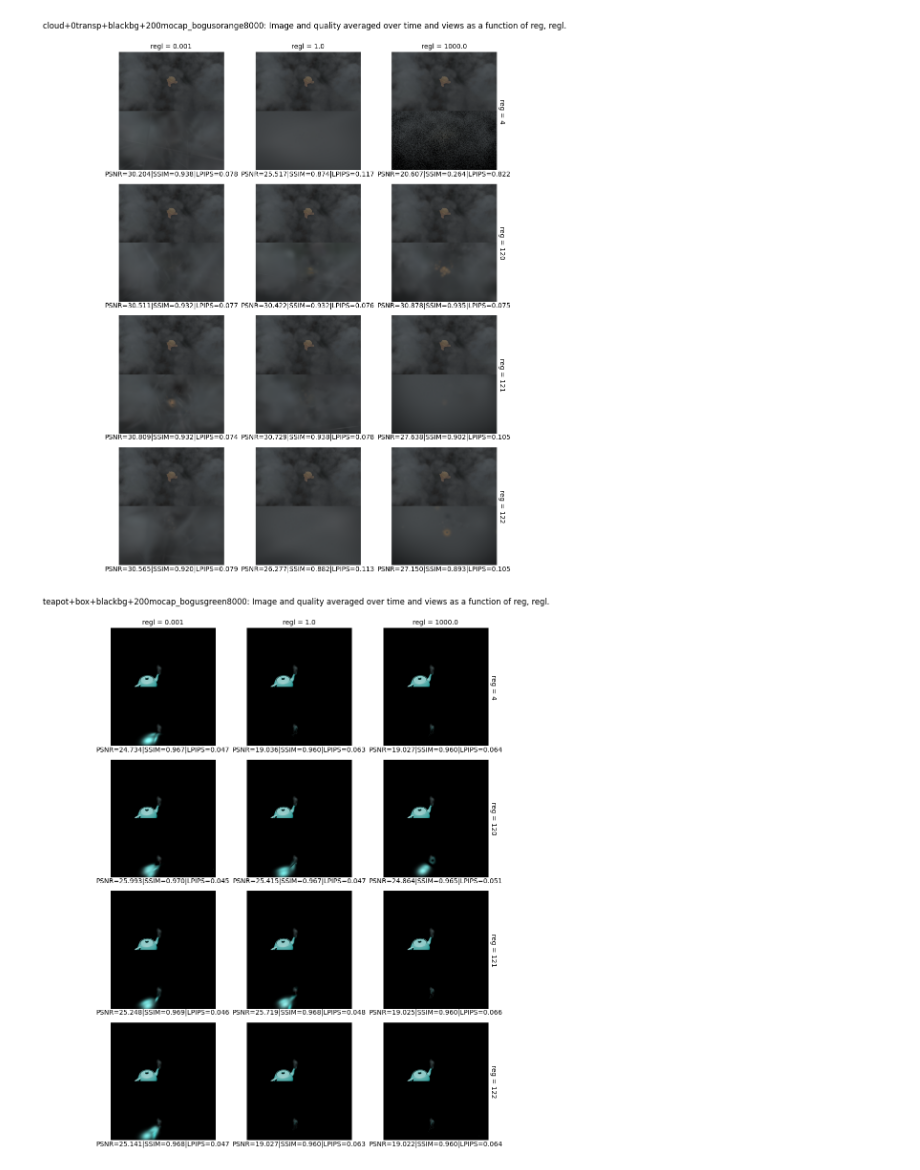
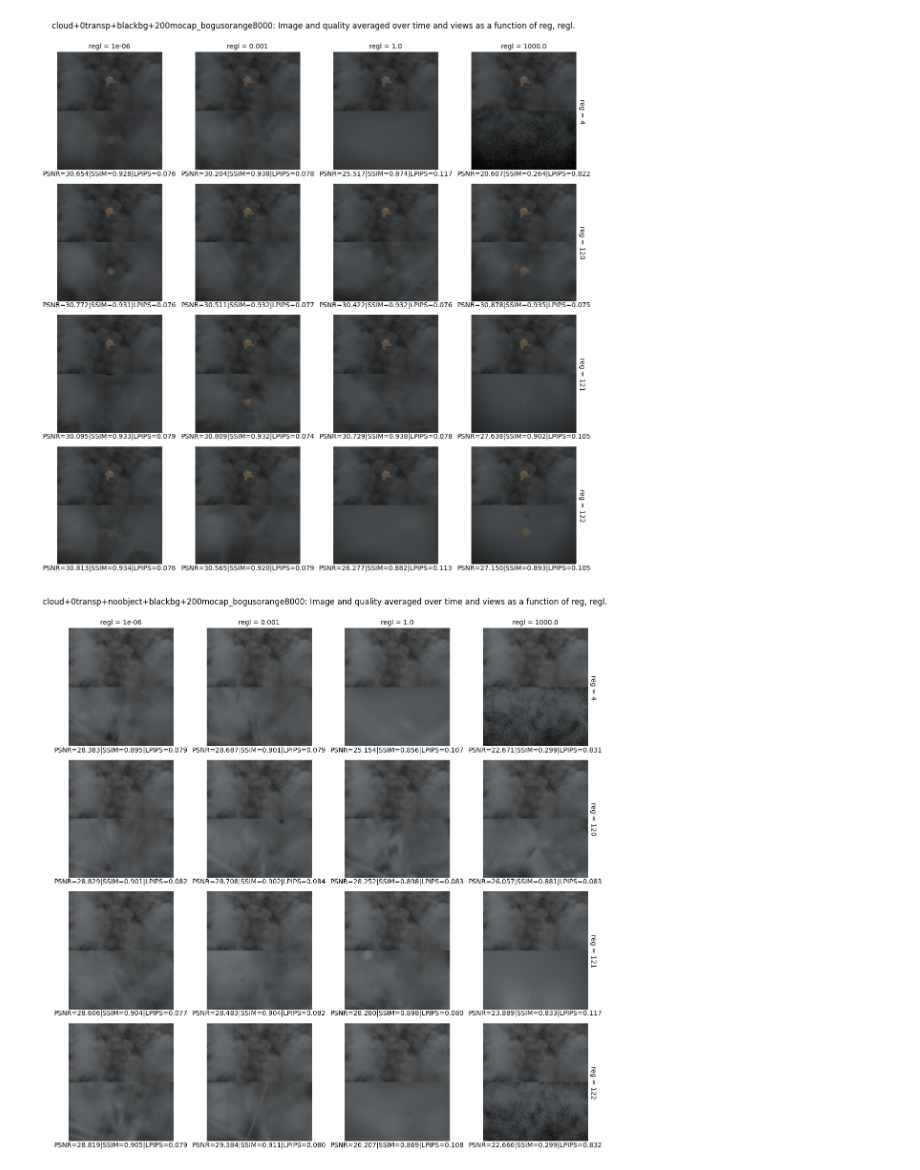
Before and after one commit to byrax15/SpacetimeGaussians, a Jupyter notebook: notebooks/Sweep.ipynb, the cells around one changed output. Drawn from its saved outputs; the diff is of its cells as text; code cells hidden in the pictures.

```diff
--- a/notebooks/Sweep.ipynb
+++ b/notebooks/Sweep.ipynb
@@ -198,13 +218,16 @@ def gen_experiments():
         Path(e).iterdir() for e in glob.glob(experiment_glob))
     for exp in experiments:
         if not any([
-                dataname in exp.parts for dataname in
-                ['cloud+0transp+blackbg+200mocap_bogusorange8000', 'cloud+0transp+noobject+blackbg+200mocap_bogusorange8000',
-                 'teapot+box+noobject+blackbg+200mocap_bogusgreen8000+correctbox', 'teapot+box+blackbg+200mocap_bogusgreen8000']]):
+                dataname in exp.parts for dataname in [
+                    'fire+smoke+blackbg+200mocap_bogusgray8000',
+                    'cloud+0transp+blackbg+200mocap_bogusorange8000', 'cloud+0transp+noobject+blackbg+200mocap_bogusorange8000',
+                    'teapot+box+blackbg+200mocap_bogusgreen8000', 'teapot+box+blackbg+200mocap_bogusturquoise8000',
+                    'teapot+box+noobject+blackbg+200mocap_bogusgreen8000+correctbox',
+                ]]):
             continue
         row_indep_vars = PurePath(exp).stem.split('+')
         reg, regl = row_indep_vars
-        if regl not in ['1e-3', '1e0', '1e3']:
+        if regl not in ['1e-6', '1e-3', '1e0', '1e3']:
             continue
         yield exp, row_indep_vars
 # %%
@@ -280,36 +305,41 @@ for exp, *_ in gen_experiments():
             'dataset':  PurePath(exp).parents[2].name,
             'gt': plt.imread(exp/'test/ours_30000/gt/00047.png'),
             'render': plt.imread(exp/'test/ours_30000/renders/00047.png'),
             **{name: type(value)
                for name, value, type
                in zip(indep_vars, PurePath(exp).stem.split('+'), indep_vars_types)},
             **metrics,
         }
         qualities.loc[len(qualities)] = row
     except:
         continue
 
 index = ['dataset', *indep_vars]
 qualities.sort_values(index, inplace=True, ignore_index=True)
 
 for dataset in qualities['dataset'].unique():
     dataset_quantities = qualities[qualities['dataset'] == dataset]
 
     grid = sb.FacetGrid(
         dataset_quantities,
         col='regl', row='reg', hue='dataset',
         margin_titles=True, despine=False,
     )
     grid.figure.suptitle(
         f"{dataset}: Image and quality averaged over time and views as a function of {', '.join(indep_vars)}.\n")
     grid.tight_layout()
 
     for (reg, regl), ax in grid.axes_dict.items():
-        row = dataset_quantities.query('reg == @reg and regl == @regl').iloc[0]
-        image = np.vstack((row['gt'], row['render']))
-        ax.imshow(image)
         ax.set_axis_off()
-        ax.text(image.shape[1]/2, image.shape[0], '|'.join([f'{v}={row[v]:.3f}' for v in ['PSNR', 'SSIM', 'LPIPS']]), ha='center', va='top')
+        try:
+            row = dataset_quantities.query('reg == @reg and regl == @regl').iloc[0]
+            image = np.vstack((row['gt'], row['render']))
+            ax.imshow(image)
+            ax.text(image.shape[1]/2, image.shape[0], '|'.join([f'{v}={row[v]:.3f}' for v in ['PSNR', 'SSIM', 'LPIPS']]), ha='center', va='top')
+        except IndexError:
+            midx = np.mean(ax.get_xlim()).item()
+            midy = np.mean(ax.get_ylim()).item()
+            ax.text(midx, midy, "Experiment not run", ha="center", va="center")
 # %% [output]
-[figure, old version]
+[figure, new version]
-[figure, old version]
+[figure, new version]
```
Also changed, not shown: parts of 4 cells of this notebook, 2 other files.
